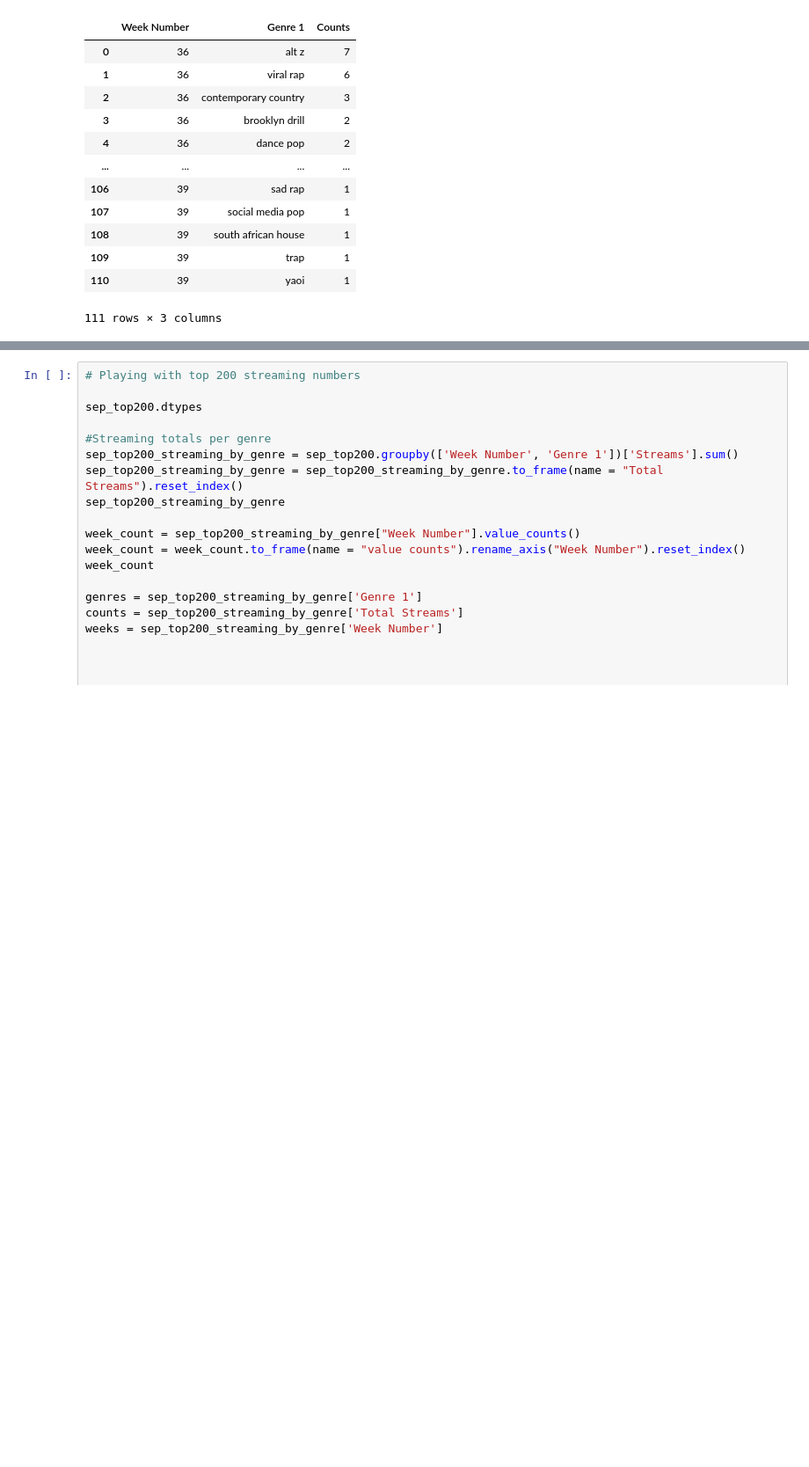
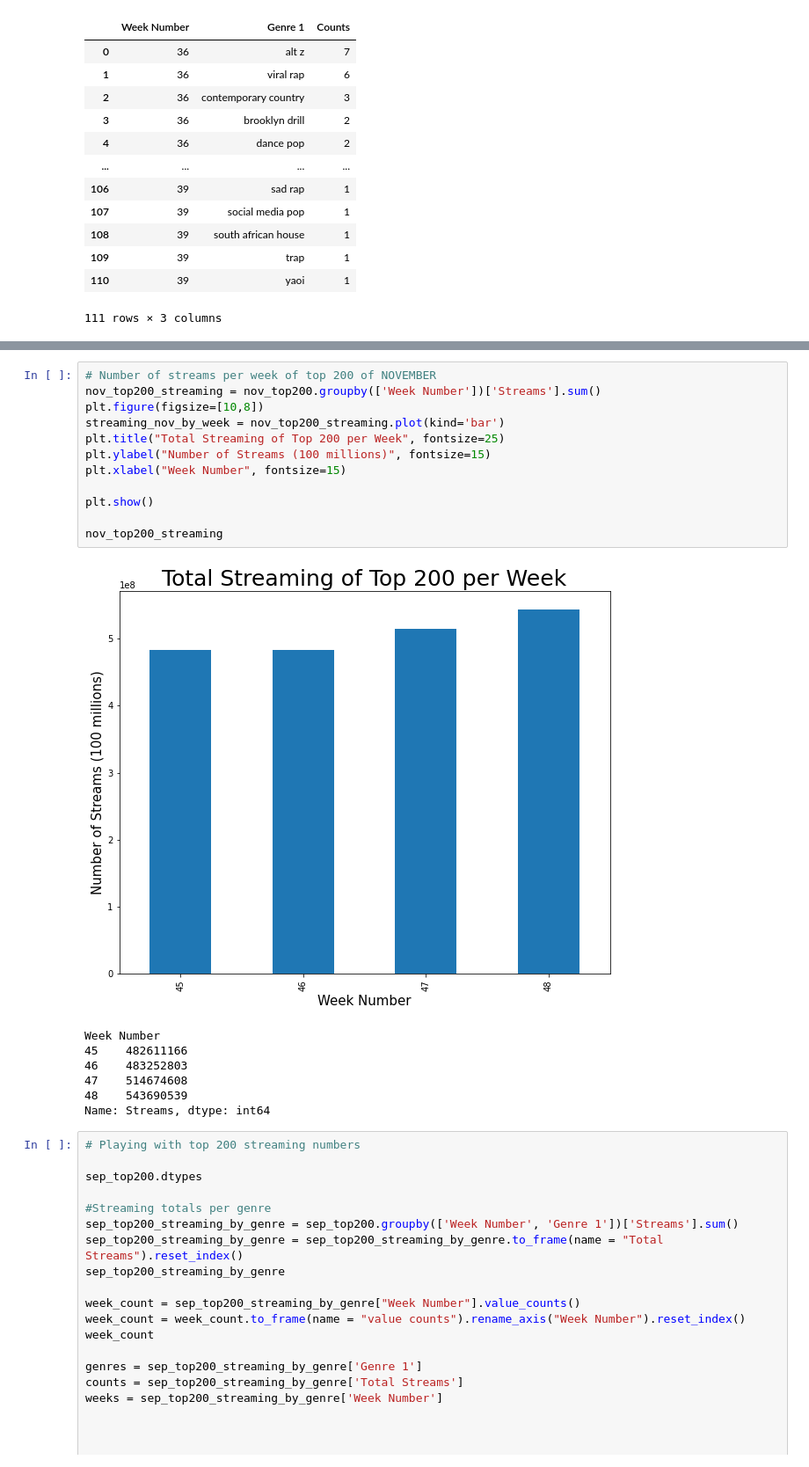
Before and after one commit to Teablee/project-one, a Jupyter notebook: Graphing.ipynb, the cells around one changed output, grey strips where cells are left out. Shown at 88% size. Cells and saved outputs as stored; diff of their text form; blank space fills up the shorter version.

```diff
--- a/Graphing.ipynb
+++ b/Graphing.ipynb
@@ -195,3 +231,23 @@ plt.show()
+# %%
+# Number of streams per week of top 200 of NOVEMBER
+nov_top200_streaming = nov_top200.groupby(['Week Number'])['Streams'].sum()
+plt.figure(figsize=[10,8])
+streaming_nov_by_week = nov_top200_streaming.plot(kind='bar')
+plt.title("Total Streaming of Top 200 per Week", fontsize=25)
+plt.ylabel("Number of Streams (100 millions)", fontsize=15)
+plt.xlabel("Week Number", fontsize=15)
+
+plt.show()
+
+nov_top200_streaming
+# %% [output]
+[figure, added]
+Week Number
+45    482611166
+46    483252803
+47    514674608
+48    543690539
+Name: Streams, dtype: int64
 # %%
 # Playing with top 200 streaming numbers
 
```
Also changed, not shown: parts of 23 cells of this notebook, 15 other files.
